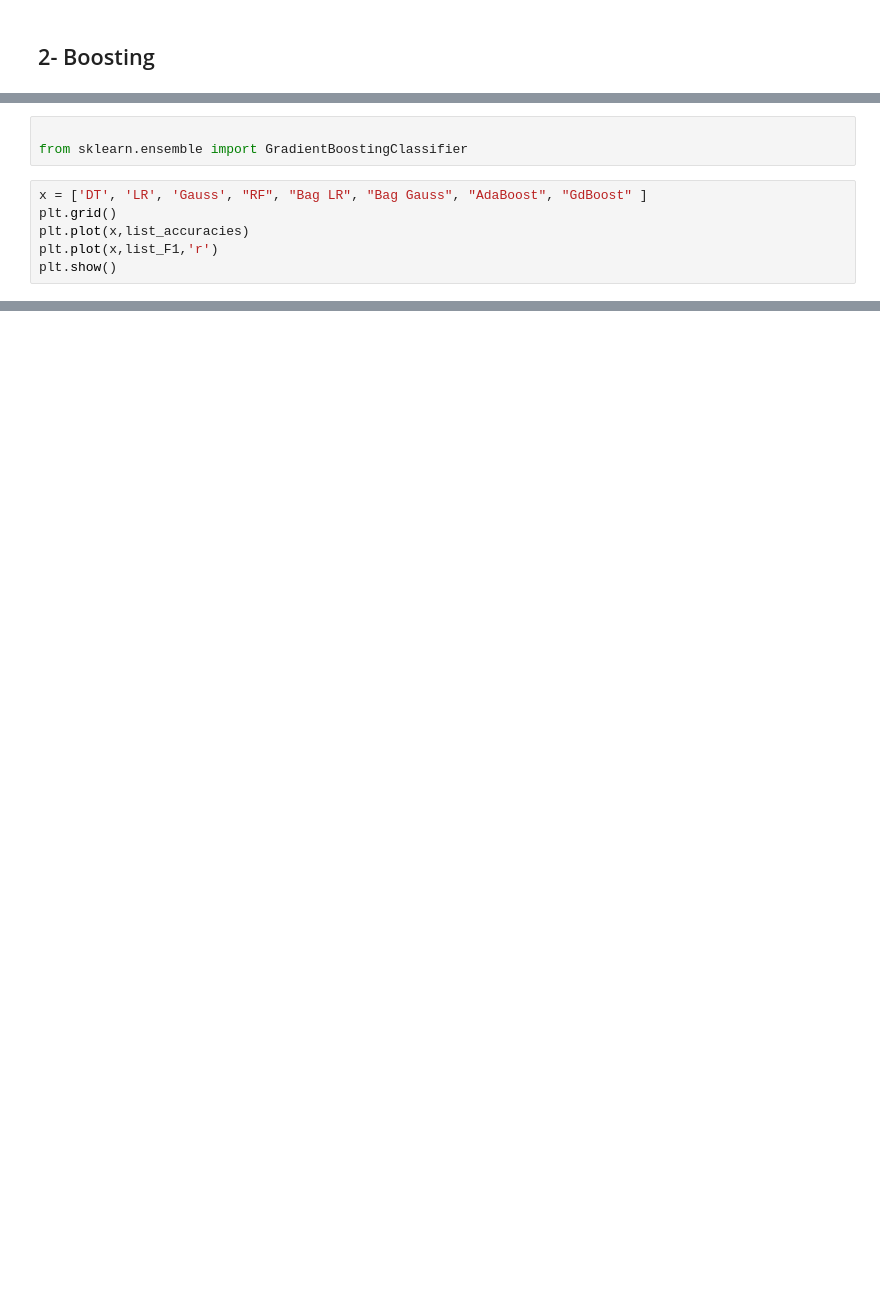
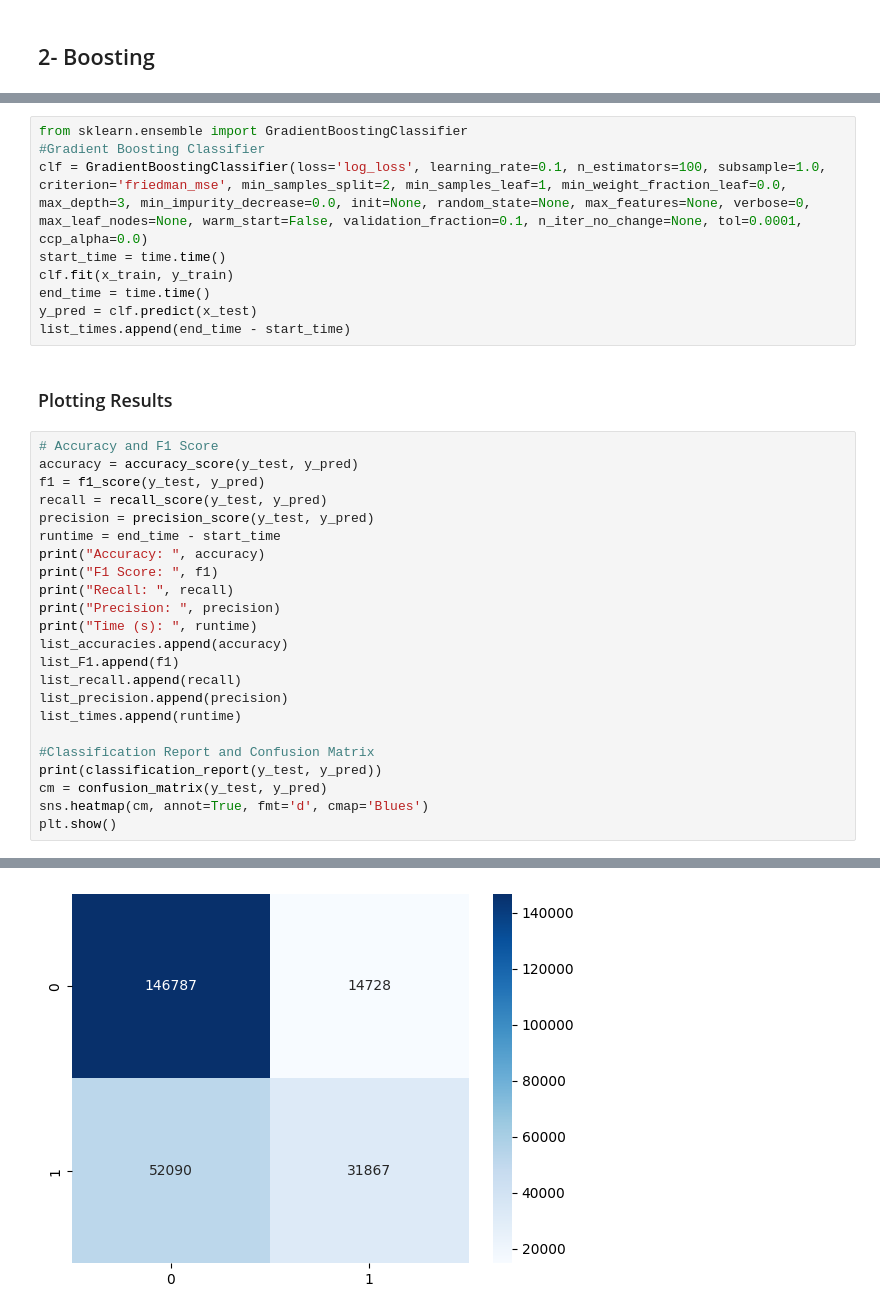
Before and after one commit to SantiagoMartin2002/Project_ML2, a Jupyter notebook: Project_Notebook.ipynb, the cells around one changed output, grey strips where cells are left out. Cells and saved outputs as stored; diff of their text form; blank space fills up the shorter version.

```diff
--- a/Project_Notebook.ipynb
+++ b/Project_Notebook.ipynb
@@ -324,9 +324,35 @@ class sklearn.ensemble.GradientBoostingClassifier(*, loss='log_loss', learning_r
-# %%
-
-from sklearn.ensemble import GradientBoostingClassifier
-# %%
-x = ['DT', 'LR', 'Gauss', "RF", "Bag LR", "Bag Gauss", "AdaBoost", "GdBoost" ]
-plt.grid()
-plt.plot(x,list_accuracies)
-plt.plot(x,list_F1,'r')
-plt.show()
+# %%
+from sklearn.ensemble import GradientBoostingClassifier
+#Gradient Boosting Classifier
+clf = GradientBoostingClassifier(loss='log_loss', learning_rate=0.1, n_estimators=100, subsample=1.0, criterion='friedman_mse', min_samples_split=2, min_samples_leaf=1, min_weight_fraction_leaf=0.0, max_depth=3, min_impurity_decrease=0.0, init=None, random_state=None, max_features=None, verbose=0, max_leaf_nodes=None, warm_start=False, validation_fraction=0.1, n_iter_no_change=None, tol=0.0001, ccp_alpha=0.0)
+start_time = time.time()
+clf.fit(x_train, y_train)
+end_time = time.time()
+y_pred = clf.predict(x_test)
+list_times.append(end_time - start_time)
+# %% [markdown]
+### Plotting Results
+# %%
+# Accuracy and F1 Score
+accuracy = accuracy_score(y_test, y_pred)
+f1 = f1_score(y_test, y_pred)
+recall = recall_score(y_test, y_pred)
+precision = precision_score(y_test, y_pred)
+runtime = end_time - start_time
+print("Accuracy: ", accuracy)
+print("F1 Score: ", f1)
+print("Recall: ", recall)
+print("Precision: ", precision)
+print("Time (s): ", runtime)
+list_accuracies.append(accuracy)
+list_F1.append(f1)
+list_recall.append(recall)
+list_precision.append(precision)
+list_times.append(runtime)
+
+#Classification Report and Confusion Matrix
+print(classification_report(y_test, y_pred))
+cm = confusion_matrix(y_test, y_pred)
+sns.heatmap(cm, annot=True, fmt='d', cmap='Blues')
+plt.show()
+# %% [output]
@@ -332,0 +372 @@ plt.show()
+[figure, added]
```
Also changed, not shown: parts of 18 cells of this notebook.
